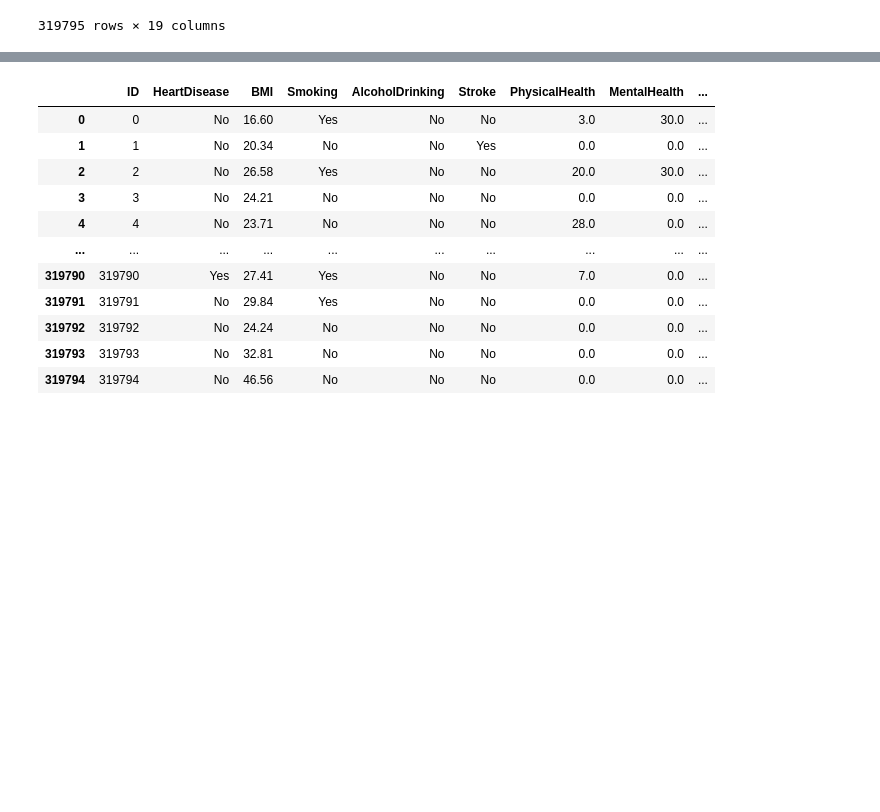
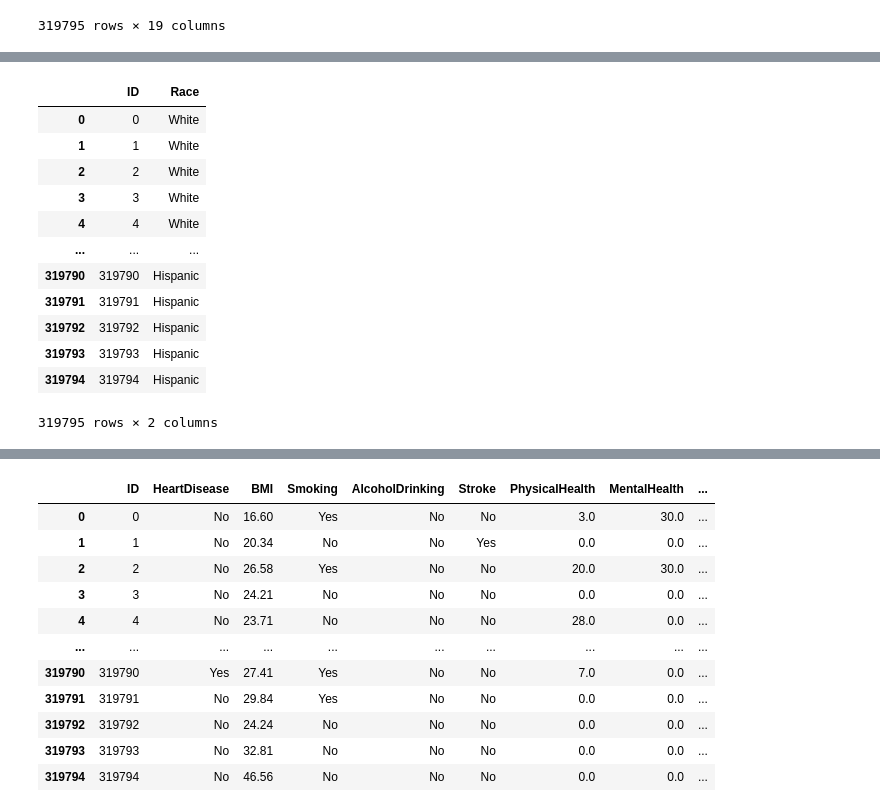
Before and after one commit to ahmadelbaba/HealthyHearts, a Jupyter notebook: 01_DataCleaingExploration.ipynb, the cells around one changed output, grey strips where cells are left out. Saved outputs shown, nothing was run; the diff lists cells and outputs as text; code cells hidden in the pictures; blank space fills up the shorter version.

```diff
--- a/01_DataCleaingExploration.ipynb
+++ b/01_DataCleaingExploration.ipynb
@@ -149,0 +150,18 @@ demographics_df
+# %%
+#Creating new race_df
+race_df = newHH_df[['ID', 'Race']].copy()
+race_df
+# %% [output]
+|  | ID | Race |
+| 0 | 0 | White |
+| 1 | 1 | White |
+| 2 | 2 | White |
+| 3 | 3 | White |
+| 4 | 4 | White |
+| ... | ... | ... |
+| 319790 | 319790 | Hispanic |
+| 319791 | 319791 | Hispanic |
+| 319792 | 319792 | Hispanic |
+| 319793 | 319793 | Hispanic |
+| 319794 | 319794 | Hispanic |
+319795 rows × 2 columns
```
Also changed, not shown: parts of 3 cells of this notebook, 5 other files.
